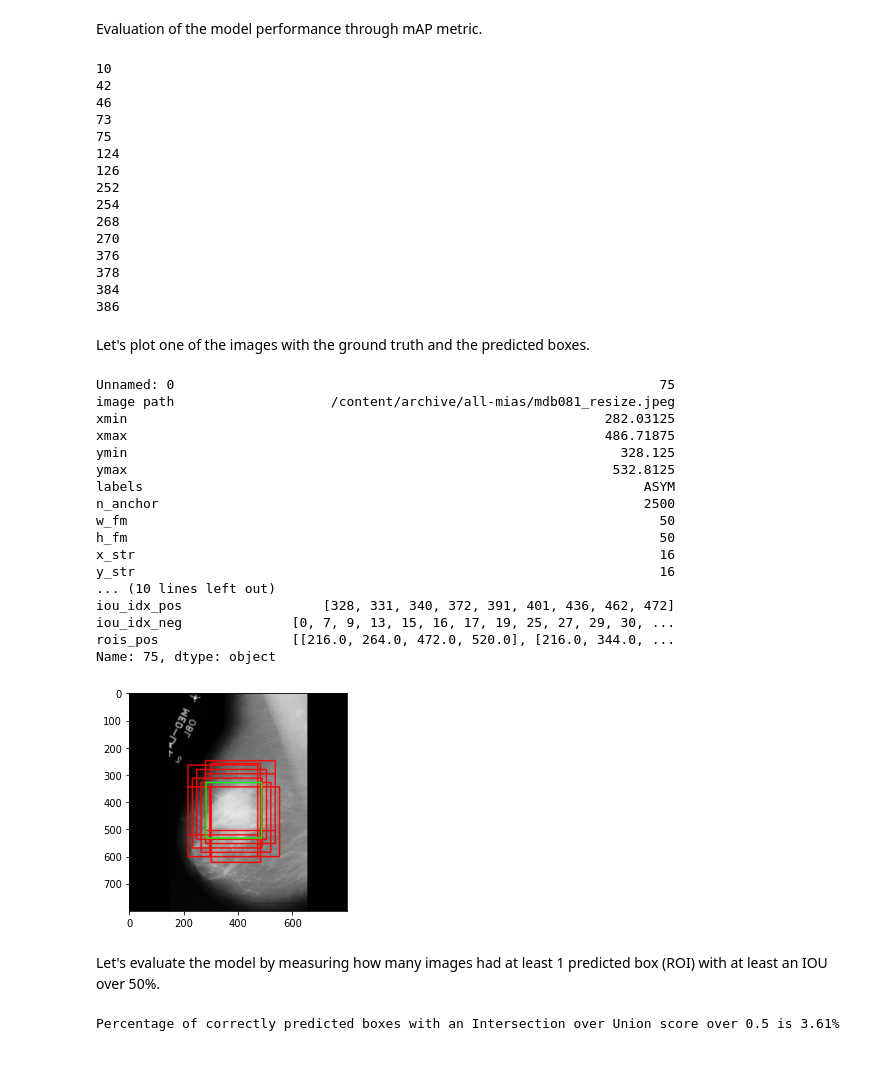
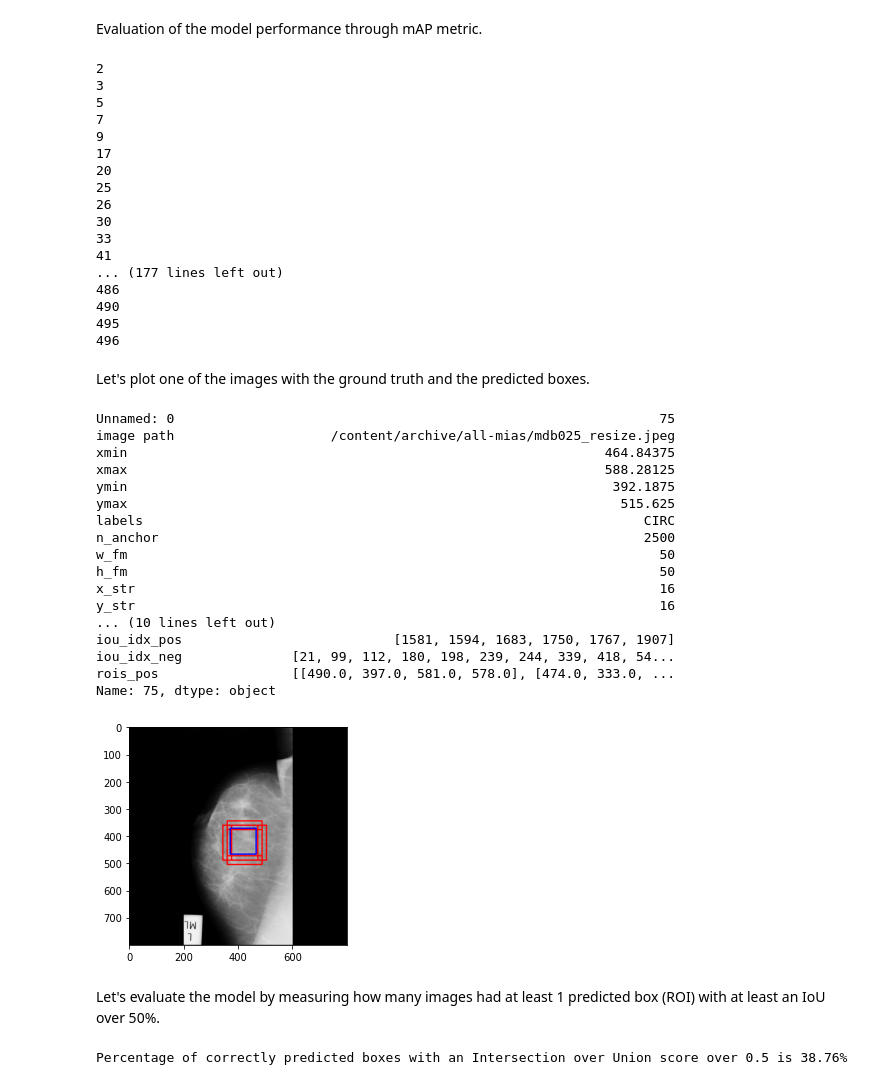
Before and after one commit to cfont03/Anomaly-breast-cancer-detection, a Jupyter notebook: train/1. Faster_R_CNN.ipynb, the cells around one changed output. Saved outputs shown, nothing was run; the diff lists cells and outputs as text; code cells hidden in the pictures.

```diff
--- a/train/1. Faster_R_CNN.ipynb
+++ b/train/1. Faster_R_CNN.ipynb
@@ -975,6 +977,6 @@ offset_list.shape, label_list.shape # check shapes are indeed correct
 # %%
 # combine deltas and objectiveness score in one array
-offset_list_label_list = np.zeros((415, 22500, 5))
+offset_list_label_list = np.zeros((498, 22500, 5))
 
 layer1 = 0
 for i in offset_list:
@@ -1248,9 +1282,9 @@ def rpn_to_roi (df, x_scores, dx, dy, dw, dh, threshold = 1):
 
 
   # ------- sort roi ascending order --------
-  scores_sorted = np.zeros((415, 22500)) # 22500 scores per image
-  rois_sorted = np.zeros((415, 22500, 4))
-  sorted_idxs = np.zeros((415, 22500)) # 22500 indexes per image
+  scores_sorted = np.zeros((498, 22500)) # 22500 scores per image
+  rois_sorted = np.zeros((498, 22500, 4))
+  sorted_idxs = np.zeros((498, 22500)) # 22500 indexes per image
 
   l = 0
   for img in (roi):
@@ -1543,21 +1577,23 @@ for i in train_re['rois_pos']:
 
   idx +=1
 # %% [output]
-10
-42
-46
-73
-75
-124
-126
-252
-254
-268
-270
-376
-378
-384
-386
+2
+3
+5
+7
+9
+17
+20
+25
+26
+30
+33
+41
+... (177 lines left out)
+486
+490
+495
+496
 # %% [markdown]
 Let's plot one of the images with the ground truth and the predicted boxes.
 # %%
@@ -1565,47 +1601,47 @@ Let's plot one of the images with the ground truth and the predicted boxes.
 train_re.iloc[75]
 # %% [output]
 Unnamed: 0                                                              75
-image path                    /content/archive/all-mias/mdb081_resize.jpeg
-xmin                                                             282.03125
-xmax                                                             486.71875
-ymin                                                               328.125
-ymax                                                              532.8125
-labels                                                                ASYM
+image path                    /content/archive/all-mias/mdb025_resize.jpeg
+xmin                                                             464.84375
+xmax                                                             588.28125
+ymin                                                              392.1875
+ymax                                                               515.625
+labels                                                                CIRC
 n_anchor                                                              2500
 w_fm                                                                    50
 h_fm                                                                    50
 x_str                                                                   16
 y_str                                                                   16
 ... (10 lines left out)
-iou_idx_pos                  [328, 331, 340, 372, 391, 401, 436, 462, 472]
-iou_idx_neg              [0, 7, 9, 13, 15, 16, 17, 19, 25, 27, 29, 30, ...
-rois_pos                 [[216.0, 264.0, 472.0, 520.0], [216.0, 344.0, ...
+iou_idx_pos                           [1581, 1594, 1683, 1750, 1767, 1907]
+iou_idx_neg              [21, 99, 112, 180, 198, 239, 244, 339, 418, 54...
+rois_pos                 [[490.0, 397.0, 581.0, 578.0], [474.0, 333.0, ...
 Name: 75, dtype: object
 # %%
 # visualizing foreground proposals
-img_path = Path(train_re.iloc[75,1])
+img_path = Path(train_re.iloc[496,1])
 img_ = cv2.imread(str(img_path))
 
-rois = train_re.iloc[75, -1]
-bbox_list = train_re.iloc[75, 17]
+rois = train_re.iloc[496, -1]
+bbox_list = train_re.iloc[496, 17]
 
 for i in range(len(rois)):
     # visualizing foreground proposals
     x_min = int(rois[i][0])
     y_min = int(rois[i][1])
     x_max = int(rois[i][2])
     y_max = int(rois[i][3])
     cv2.rectangle(img_, (x_min, y_min), (x_max, y_max), color=(255, 0, 0), thickness=3)
 
 # plot ground truth
-cv2.rectangle(img_, (int(bbox_list[0]), int(bbox_list[1])), (int(bbox_list[2]), int(bbox_list[3])), color=(0, 255, 0), thickness=3)
+cv2.rectangle(img_, (int(bbox_list[0]), int(bbox_list[1])), (int(bbox_list[2]), int(bbox_list[3])), color=(0, 0, 255), thickness=3)
 
 plt.imshow(img_)
 plt.show()
 # %% [output]
-[figure, old version]
+[figure, new version]
 # %% [markdown]
-Let's evaluate the model by measuring how many images had at least 1 predicted box (ROI) with at least an IOU over 50%.
+Let's evaluate the model by measuring how many images had at least 1 predicted box (ROI) with at least an IoU over 50%.
 # %%
 boxes_to_predict = len(train_re) # we know there's one box per image to predict
 
@@ -1626,4 +1662,4 @@ metric = n_boxes_iou_50_predicted/boxes_to_predict
 
 print('Percentage of correctly predicted boxes with an Intersection over Union score over 0.5 is', f'{metric:.2%}')
 # %% [output]
-Percentage of correctly predicted boxes with an Intersection over Union score over 0.5 is 3.61%
+Percentage of correctly predicted boxes with an Intersection over Union score over 0.5 is 38.76%
```
Also changed, not shown: parts of 34 cells of this notebook.
